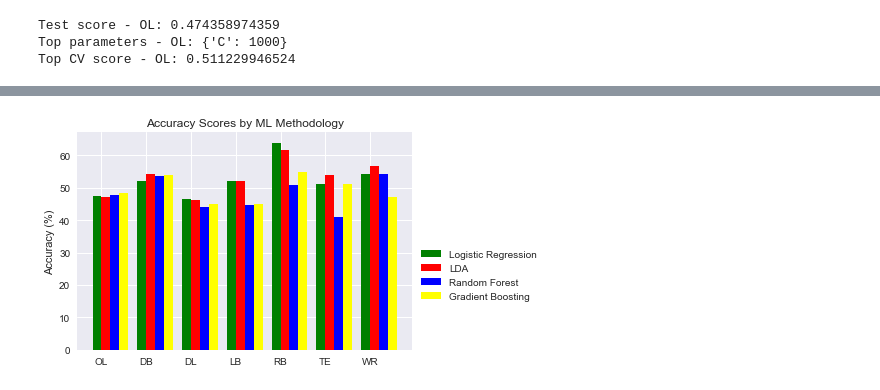
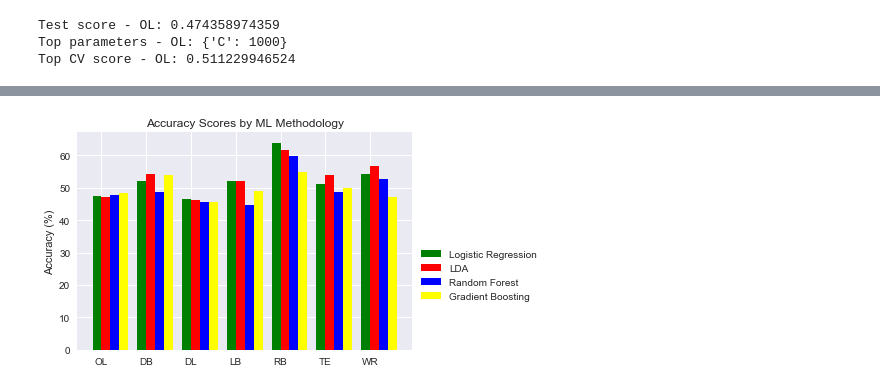
Before and after one commit to pdkim1208/Springboard, a Jupyter notebook: CapstoneProject1.ipynb, the cells around one changed output, grey strips where cells are left out. Cells and saved outputs as stored; diff of their text form; code cells hidden in the pictures.

```diff
--- a/CapstoneProject1.ipynb
+++ b/CapstoneProject1.ipynb
@@ -4037,29 +3953,29 @@ Feature Importances - WR: [ 0.2374431   0.19201765  0.22515238  0.1183426   0.12
 # %%
 #Make barcharts to compare accuracies across various models
 
 #Make lists of accuracy scores based on order stated in results
 
 y_logistic_regression = [47.4, 52.2, 46.6, 52.2, 63.9, 51.3, 54.1]
-y_lda = [47.0, 54.3, 46.1,52.2,61.5,53.8,56.8]
-y_random_forest = [47.9, 53.5, 44.1, 44.6, 50.8, 41.0, 54.1]
-y_gradient_boosting = [48.3, 53.9, 45.1, 45.1, 54.9, 51.3, 47.3]
+y_lda = [47.0, 54.3, 46.1, 52.2, 61.5, 53.8, 56.8]
+y_random_forest = [47.9, 48.7, 45.6, 44.6, 59.8, 48.7, 52.7]
+y_gradient_boosting = [48.3, 53.9, 45.6, 49.0, 54.9, 50, 47.3]
 
 ax = plt.subplot()
 
 N=7
 ind = np.arange(N)
 
 p1 = ax.bar(ind, y_logistic_regression,width=0.2,color='green',align='center')
 p2 = ax.bar(ind+0.2, y_lda,width=0.2,color='red',align='center')
 p3 = ax.bar(ind+0.4, y_random_forest,width=0.2,color='blue',align='center')
 p4 = ax.bar(ind+0.6, y_gradient_boosting,width=0.2,color='yellow',align='center')
 
 
 ax.set_title('Accuracy Scores by ML Methodology')
 ax.set_xticks(ind + 0.2 / 2)
 ax.set_xticklabels(['OL', 'DB', 'DL', 'LB', 'RB', 'TE', 'WR'])
 plt.ylabel('Accuracy (%)')
 ax.legend((p1[0], p2[0], p3[0], p4[0]), ('Logistic Regression', 'LDA', 'Random Forest', 'Gradient Boosting'), loc = 0, bbox_to_anchor=(1, 0.5))
 plt.show()
 # %% [output]
-[figure, old version]
+[figure, new version]
```
Also changed, not shown: parts of 15 cells of this notebook.
